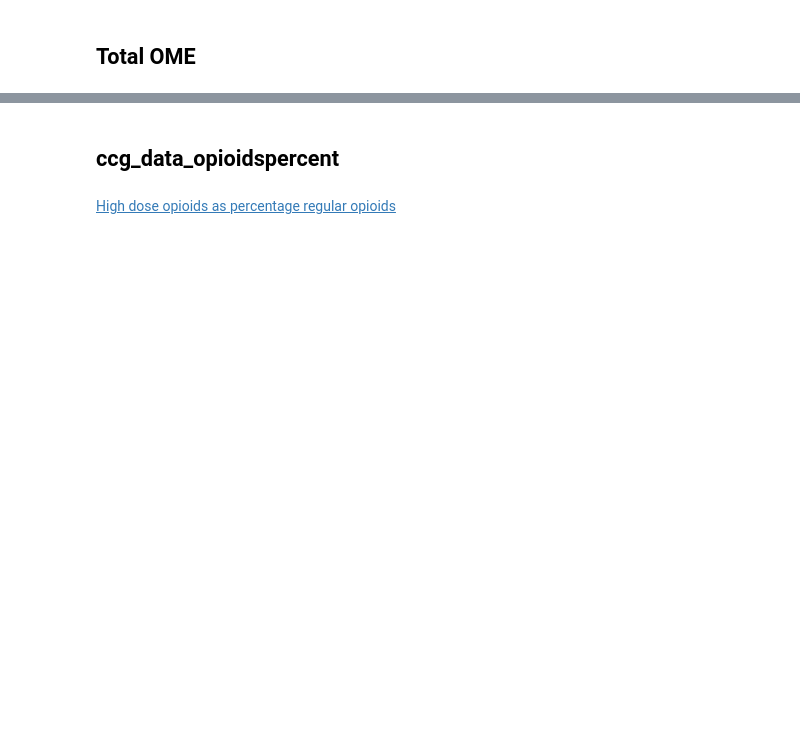
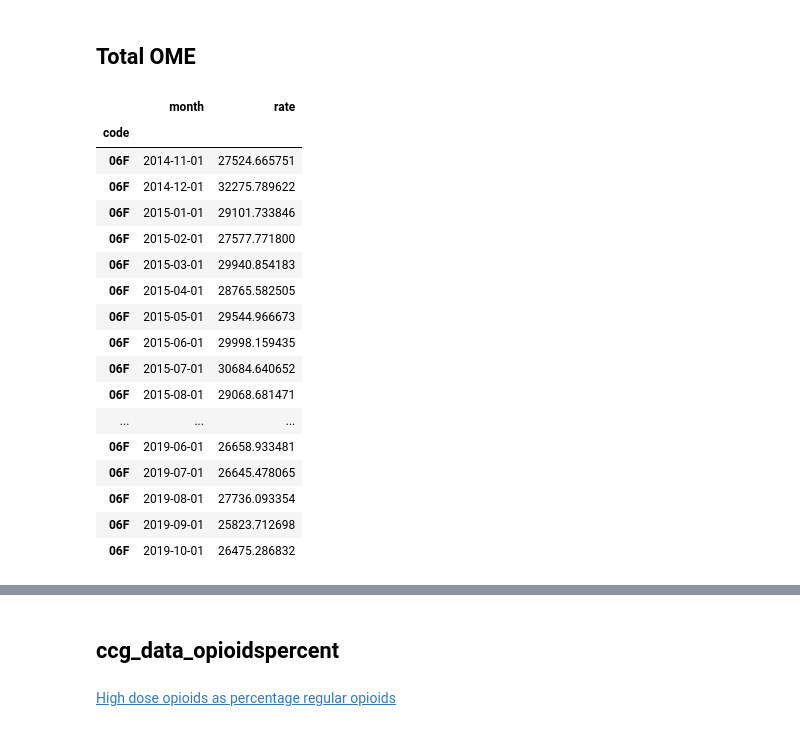
Before and after one commit to ebmdatalab/opioids-change-detection, a Jupyter notebook: ccg-opioids-change-detection-analysis.ipynb, the cells around one changed output, grey strips where cells are left out. Drawn from its saved outputs; the diff is of its cells as text; code cells hidden in the pictures; blank space fills up the shorter version.

```diff
--- a/ccg-opioids-change-detection-analysis.ipynb
+++ b/ccg-opioids-change-detection-analysis.ipynb
@@ -42,6 +69,7 @@ ccg_data_opioidper1000.head()
 # %%
 data = pd.read_csv('data/ccg_data_opioid/ccg_data_opioidome/bq_cache.csv',index_col='code')
 data['rate'] = data['numerator'] / data['denominator']
+data = data.sort_values('month')
 
 # is.slope.ma Average slope over steepest segment contributing at least XX% of total drop is.slope.ma
 omeisslopema = ccg_data_opioidome.sort_values("is.slope.ma", ascending=False).head(5)
@@ -55,6 +83,27 @@ omeisslopeamprop = omeisslopemaprop.set_index('name')
 #is.intlev.levdprop Percentage of the total drop the segment used to evaluate the slope makes up
 omeintlevlevprop = ccg_data_opioidome.sort_values("is.intlev.levdprop", ascending=False).head(5)
 omeintlevlevprop = omeintlevlevprop.set_index('name')
+# %%
+data.loc['06F',['month','rate']]
+# %% [output]
+|  | month | rate |
+| code |  |  |
+| 06F | 2014-11-01 | 27524.665751 |
+| 06F | 2014-12-01 | 32275.789622 |
+| 06F | 2015-01-01 | 29101.733846 |
+| 06F | 2015-02-01 | 27577.771800 |
+| 06F | 2015-03-01 | 29940.854183 |
+| 06F | 2015-04-01 | 28765.582505 |
+| 06F | 2015-05-01 | 29544.966673 |
+| 06F | 2015-06-01 | 29998.159435 |
+| 06F | 2015-07-01 | 30684.640652 |
+| 06F | 2015-08-01 | 29068.681471 |
+| ... | ... | ... |
+| 06F | 2019-06-01 | 26658.933481 |
+| 06F | 2019-07-01 | 26645.478065 |
+| 06F | 2019-08-01 | 27736.093354 |
+| 06F | 2019-09-01 | 25823.712698 |
+| 06F | 2019-10-01 | 26475.286832 |
 # %%
 ser = sparkline_table(data, 'rate', subset=omeisslopeamprop.index)
 ser
```
Also changed, not shown: parts of 16 cells of this notebook.
